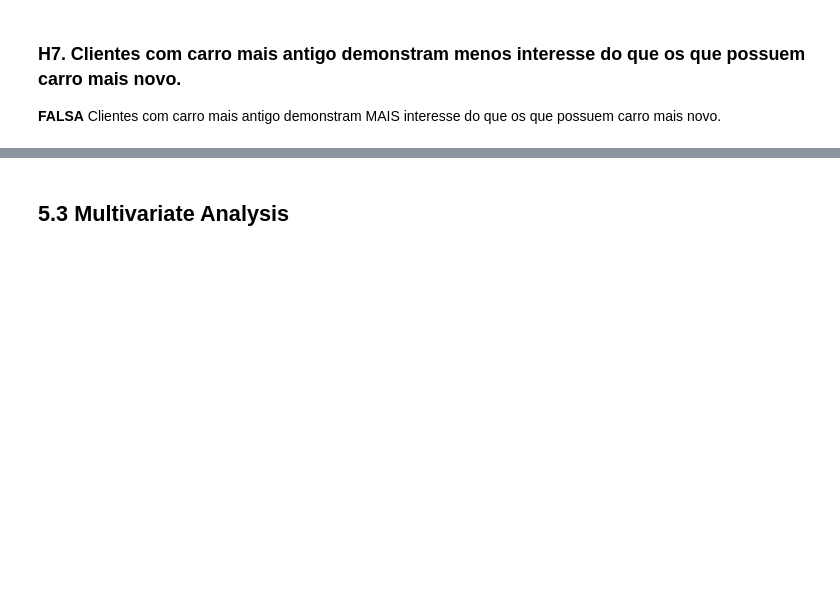
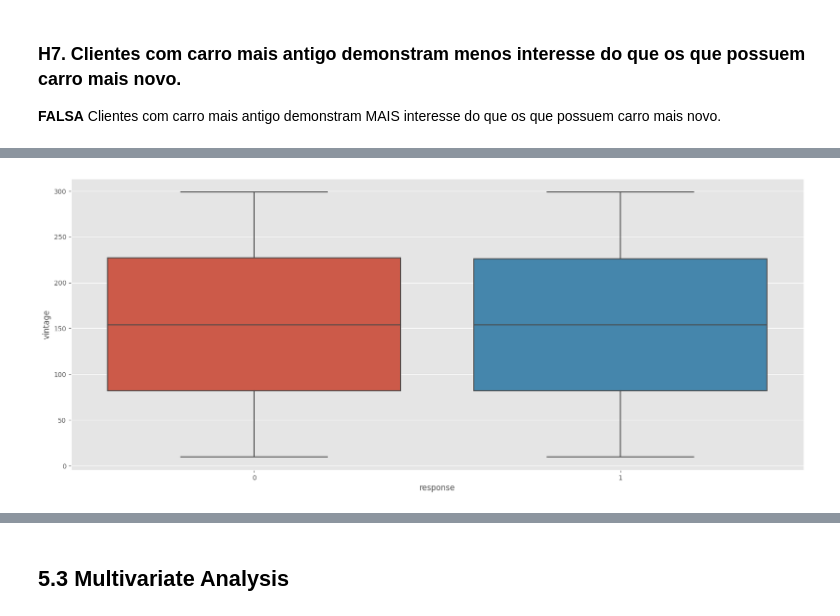
Before and after one commit to AllanCasado/health-insurance-cross-sell, a Jupyter notebook: notebooks/health_insurance_cross_sell.ipynb, the cells around one changed output, grey strips where cells are left out. Cells and saved outputs as stored; diff of their text form; code cells hidden in the pictures; blank space fills up the shorter version.

```diff
--- a/notebooks/health_insurance_cross_sell.ipynb
+++ b/notebooks/health_insurance_cross_sell.ipynb
@@ -440,3 +442,5 @@ Dividing age in categories.
+# %%
+df2['annual_premium_bins'] = pd.cut(df2['annual_premium'], 20)
 # %% [markdown]
 # 5.0 EDA
 # %%
@@ -906,0 +915,6 @@ It confirmed what I expected. We can't conclude that there is a statistically si
+# %%
+plt.figure(figsize=(20, 8))
+sns.boxplot(df3, x='response', y='vintage')
+plt.show()
+# %% [output]
+[figure, added]
```
Also changed, not shown: parts of 58 cells of this notebook.
